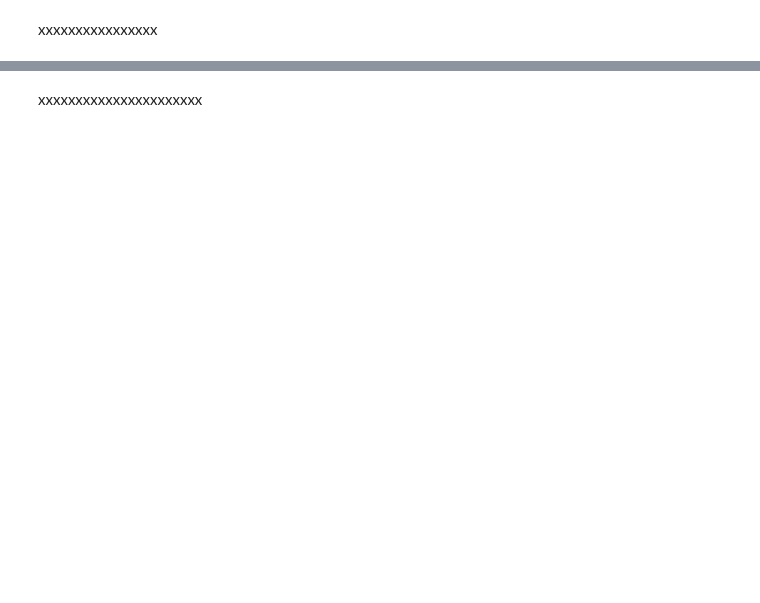
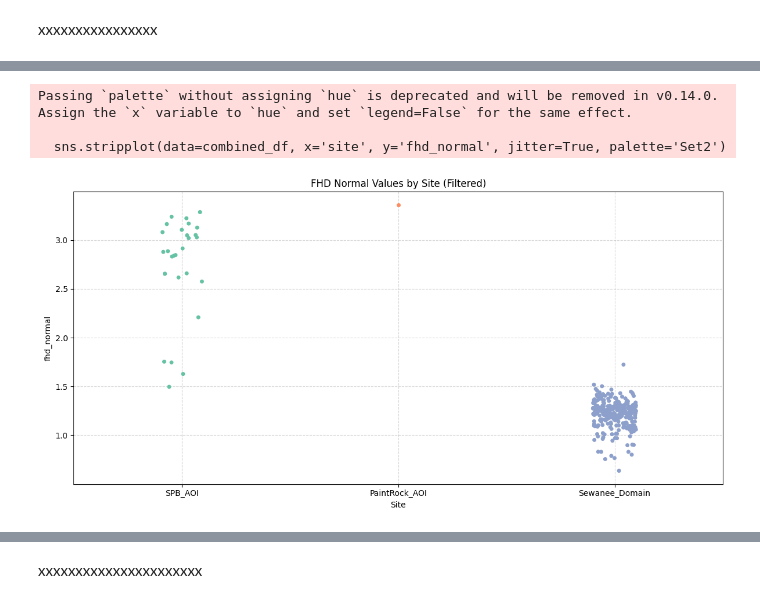
Before and after one commit to NASA-EarthRISE/training_Getting_started_with_GEDI_spaceborne_lidar, a Jupyter notebook: Module_II_Exploring_Forest_Structure_with_GEDI_L2B.ipynb, the cells around one changed output, grey strips where cells are left out. Saved outputs shown, nothing was run; the diff lists cells and outputs as text; code cells hidden in the pictures; blank space fills up the shorter version.

```diff
--- a/Module_II_Exploring_Forest_Structure_with_GEDI_L2B.ipynb
+++ b/Module_II_Exploring_Forest_Structure_with_GEDI_L2B.ipynb
@@ -473,0 +445,4 @@ Processing your Harmony request:
+# %%
+# Define temporal range
+temporal_range = {'start': datetime(2022, 4, 1),
+                  'stop': datetime(2022, 12, 30)}
@@ -662,14 +666,0 @@ def h5_to_dataframe(ds, beams, vars):
-# %%
-l2b_df = pd.DataFrame()
-
-for file in file_names:
-    print(file)
-    gedi_subset = h5_to_dataframe(file, beams, selected_L2B)
-    l2b_df = gp.GeoDataFrame(pd.concat([l2b_df, gedi_subset]))
-    del gedi_subset
-
-# Reset the indeces
-l2b_df = l2b_df.reset_index(drop=True)
-l2b_df = l2b_df.rename(columns={'geolocation/lat_lowestmode': 'lat', 'geolocation/lon_lowestmode': 'lon'})
-# Take the lat/lon from DataFrame and convert each lat/lon to a shapely point and convert to a GeoDataFrame
-l2b_df = gp.GeoDataFrame(l2b_df, geometry=l2b_df.apply(lambda row: Point(row.lon, row.lat), axis=1))
@@ -806,0 +823,30 @@ plt.show()
+# %%
+# Combine and filter fhd_normal values from all sites
+fhd_data = []
+
+for site, gdf in geo_dfs.items():
+    if not gdf.empty and 'fhd_normal' in gdf.columns:
+        # Drop rows where fhd_normal is -9999 or NaN
+        filtered = gdf[(gdf['fhd_normal'] != -9999) & (gdf['fhd_normal'] != -999999)].copy()
+        if not filtered.empty:
+            temp_df = filtered[['fhd_normal']].copy()
+            temp_df['site'] = site
+            fhd_data.append(temp_df)
+
+# Combine into one DataFrame
+combined_df = pd.concat(fhd_data, ignore_index=True)
+
+# Plot
+plt.figure(figsize=(12, 6))
+sns.stripplot(data=combined_df, x='site', y='fhd_normal', jitter=True, palette='Set2')
+plt.title("FHD Normal Values by Site (Filtered)")
+plt.ylabel("fhd_normal")
+plt.xlabel("Site")
+plt.grid(True, linestyle='--', alpha=0.5)
+plt.tight_layout()
+plt.show()
+# %% [output]
+Passing `palette` without assigning `hue` is deprecated and will be removed in v0.14.0. Assign the `x` variable to `hue` and set `legend=False` for the same effect.
+
+  sns.stripplot(data=combined_df, x='site', y='fhd_normal', jitter=True, palette='Set2')
+[figure, added]
```
Also changed, not shown: parts of 62 cells of this notebook.
